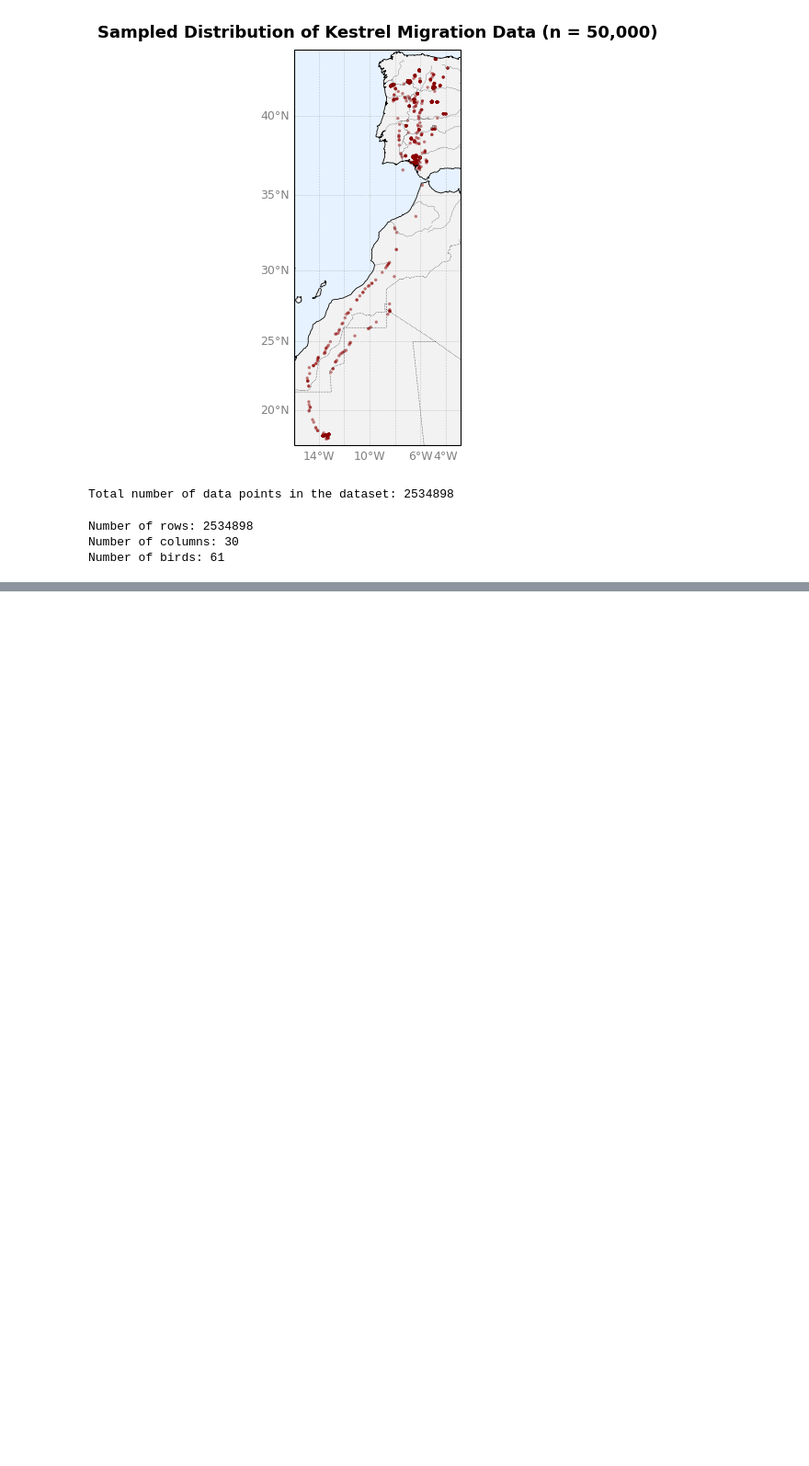
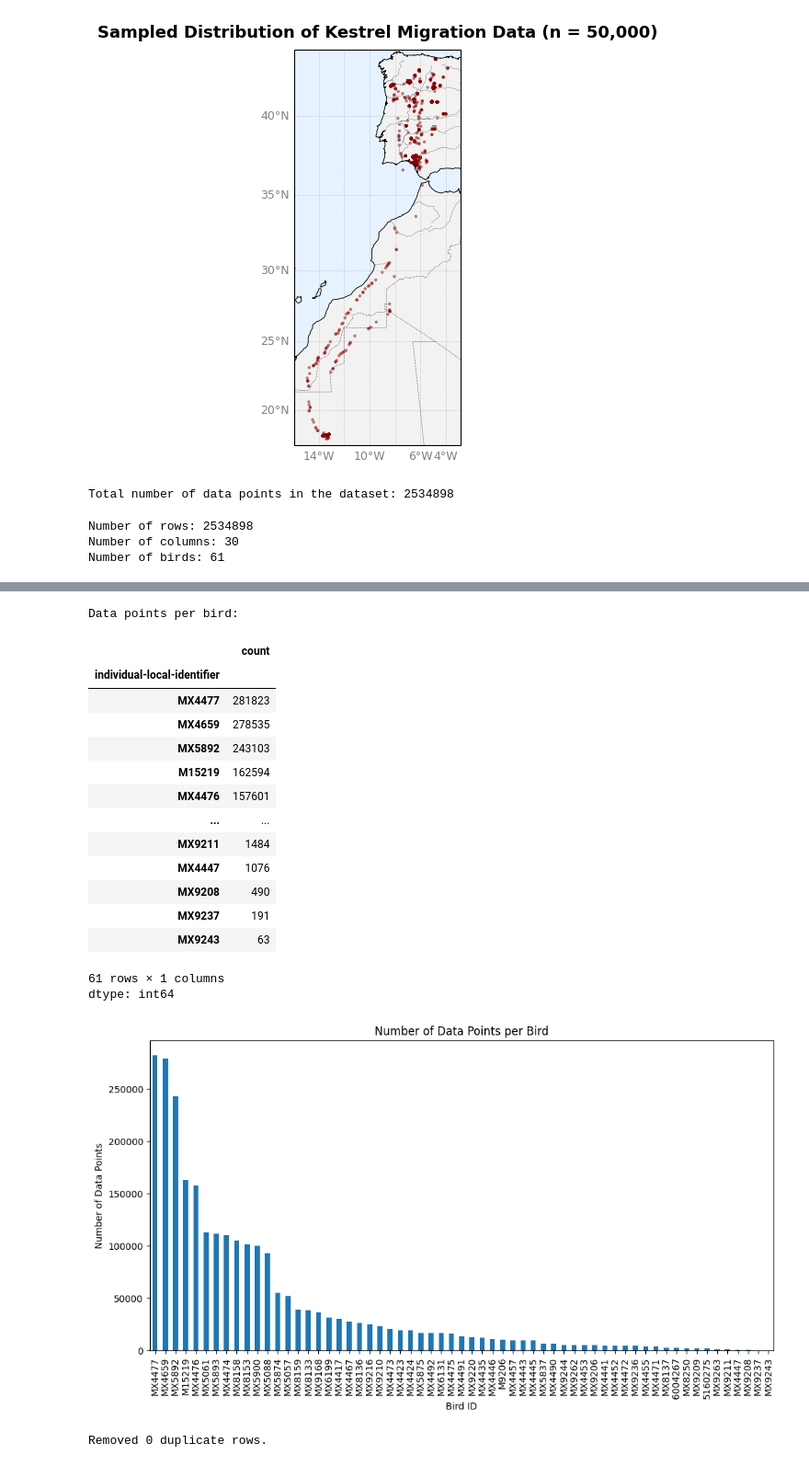
Before and after one commit to SanjayGanapathy/AETHER, a Jupyter notebook: AETHER.ipynb, the cells around one changed output, grey strips where cells are left out. Shown at 92% size. Cells and saved outputs as stored; diff of their text form; code cells hidden in the pictures; blank space fills up the shorter version.

```diff
--- a/AETHER.ipynb
+++ b/AETHER.ipynb
@@ -168,0 +228,38 @@ Number of birds: 61
+# %%
+# Analyze data points per bird
+bird_counts = df['individual-local-identifier'].value_counts()
+print("Data points per bird:")
+display(bird_counts)
+
+plt.figure(figsize=(12, 6))
+bird_counts.plot(kind='bar')
+plt.title('Number of Data Points per Bird')
+plt.xlabel('Bird ID')
+plt.ylabel('Number of Data Points')
+plt.xticks(rotation=90)
+plt.show()
+# %% [output]
+Data points per bird:
+|  | count |
+| individual-local-identifier |  |
+| MX4477 | 281823 |
+| MX4659 | 278535 |
+| MX5892 | 243103 |
+| M15219 | 162594 |
+| MX4476 | 157601 |
+| ... | ... |
+| MX9211 | 1484 |
+| MX4447 | 1076 |
+| MX9208 | 490 |
+| MX9237 | 191 |
+| MX9243 | 63 |
+61 rows × 1 columns
+dtype: int64
+[figure, added]
+# %%
+# Check for and remove duplicate rows
+initial_rows = len(df)
+df.drop_duplicates(inplace=True)
+print(f"Removed {initial_rows - len(df)} duplicate rows.")
+# %% [output]
+Removed 0 duplicate rows.
```
Also changed, not shown: parts of 2 cells of this notebook.
